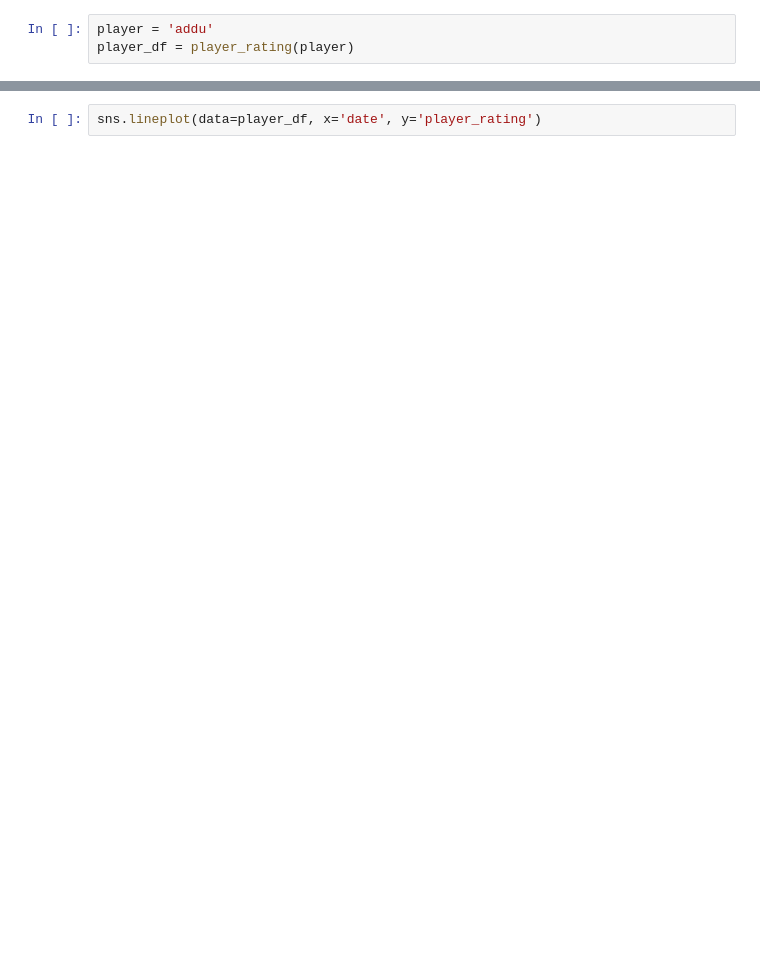
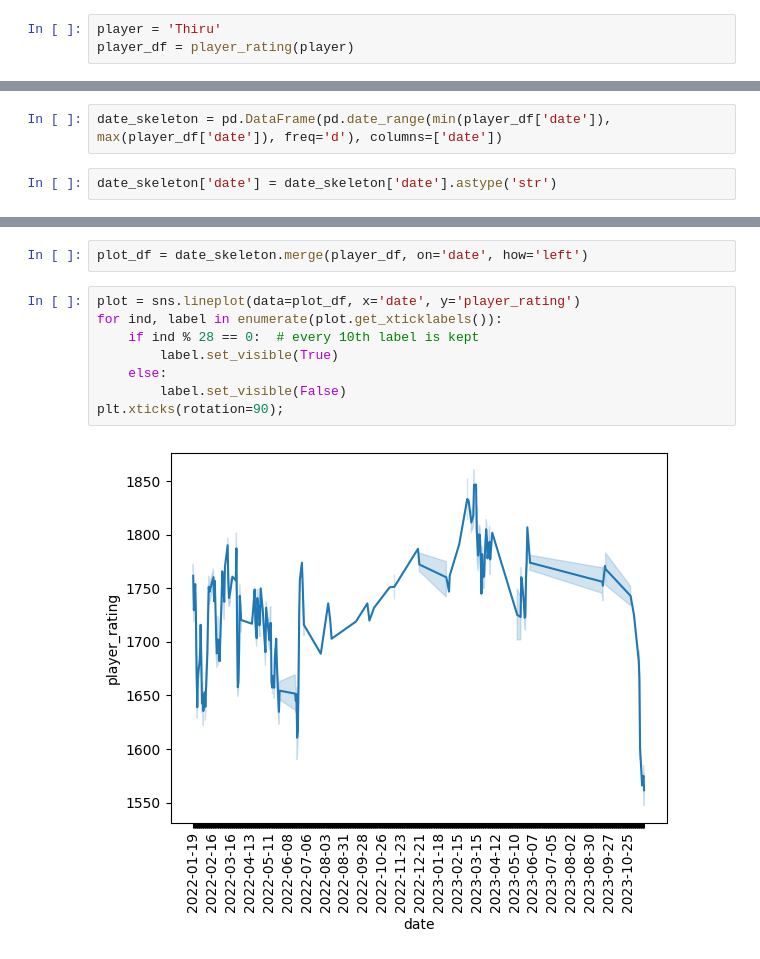
Before and after one commit to t-thirupathi/aoe2-bombay-stats, a Jupyter notebook: player rating graph.ipynb, the cells around one changed output, grey strips where cells are left out. Saved outputs shown, nothing was run; the diff lists cells and outputs as text; blank space fills up the shorter version.

```diff
--- a/player rating graph.ipynb
+++ b/player rating graph.ipynb
@@ -62,3 +31,3 @@ See the caveats in the documentation: https://pandas.pydata.org/pandas-docs/stab
 # %%
-player = 'addu'
+player = 'Thiru'
 player_df = player_rating(player)
@@ -74,0 +34,4 @@ TypeError: Could not convert ['2023-11-252023-11-252023-11-252023-11-242023-11-2
+# %%
+date_skeleton = pd.DataFrame(pd.date_range(min(player_df['date']), max(player_df['date']), freq='d'), columns=['date'])
+# %%
+date_skeleton['date'] = date_skeleton['date'].astype('str')
@@ -75,2 +59,12 @@ TypeError: Could not convert ['2023-11-252023-11-252023-11-252023-11-242023-11-2
+# %%
+plot_df = date_skeleton.merge(player_df, on='date', how='left')
 # %%
-sns.lineplot(data=player_df, x='date', y='player_rating')
+plot = sns.lineplot(data=plot_df, x='date', y='player_rating')
+for ind, label in enumerate(plot.get_xticklabels()):
+    if ind % 28 == 0:  # every 10th label is kept
+        label.set_visible(True)
+    else:
+        label.set_visible(False)
+plt.xticks(rotation=90);
+# %% [output]
+[figure, added]
```
Also changed, not shown: parts of 8 cells of this notebook, 5 other files.
